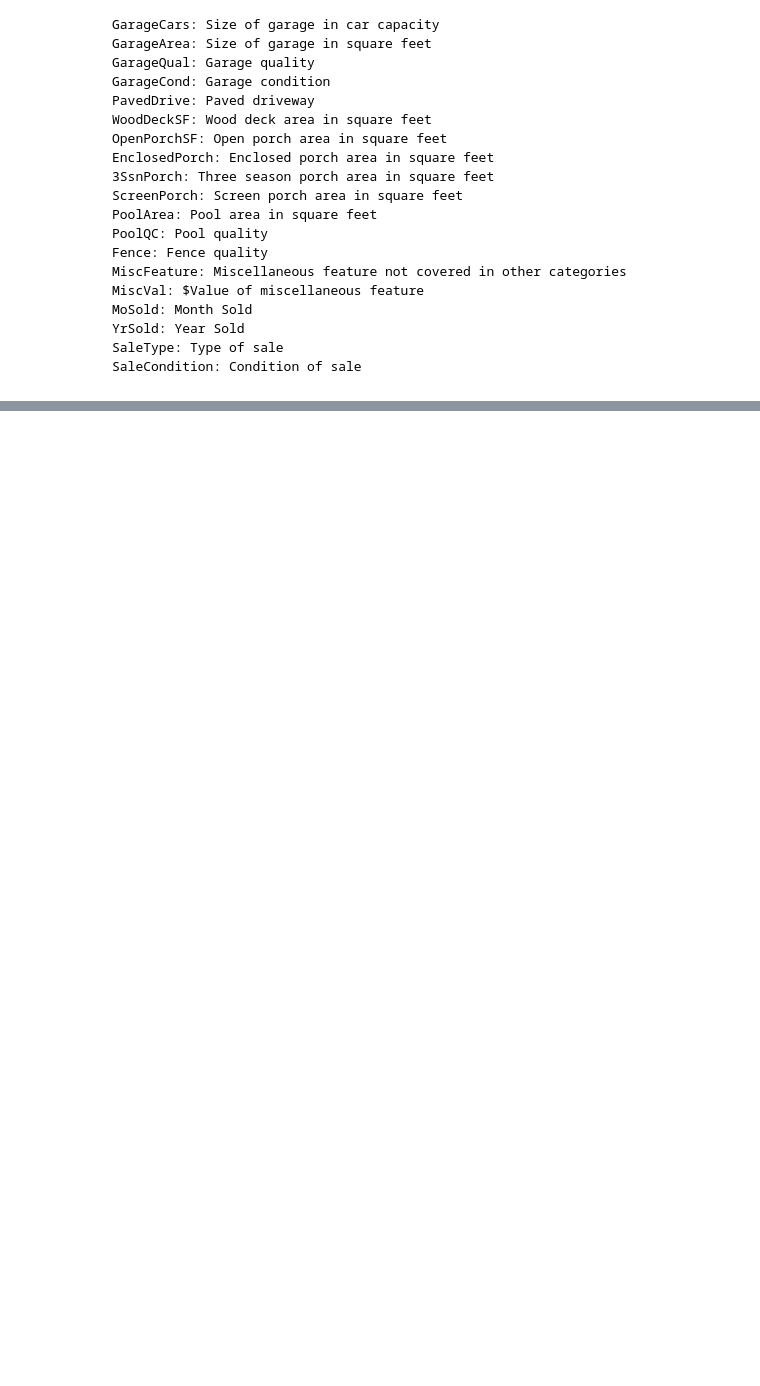
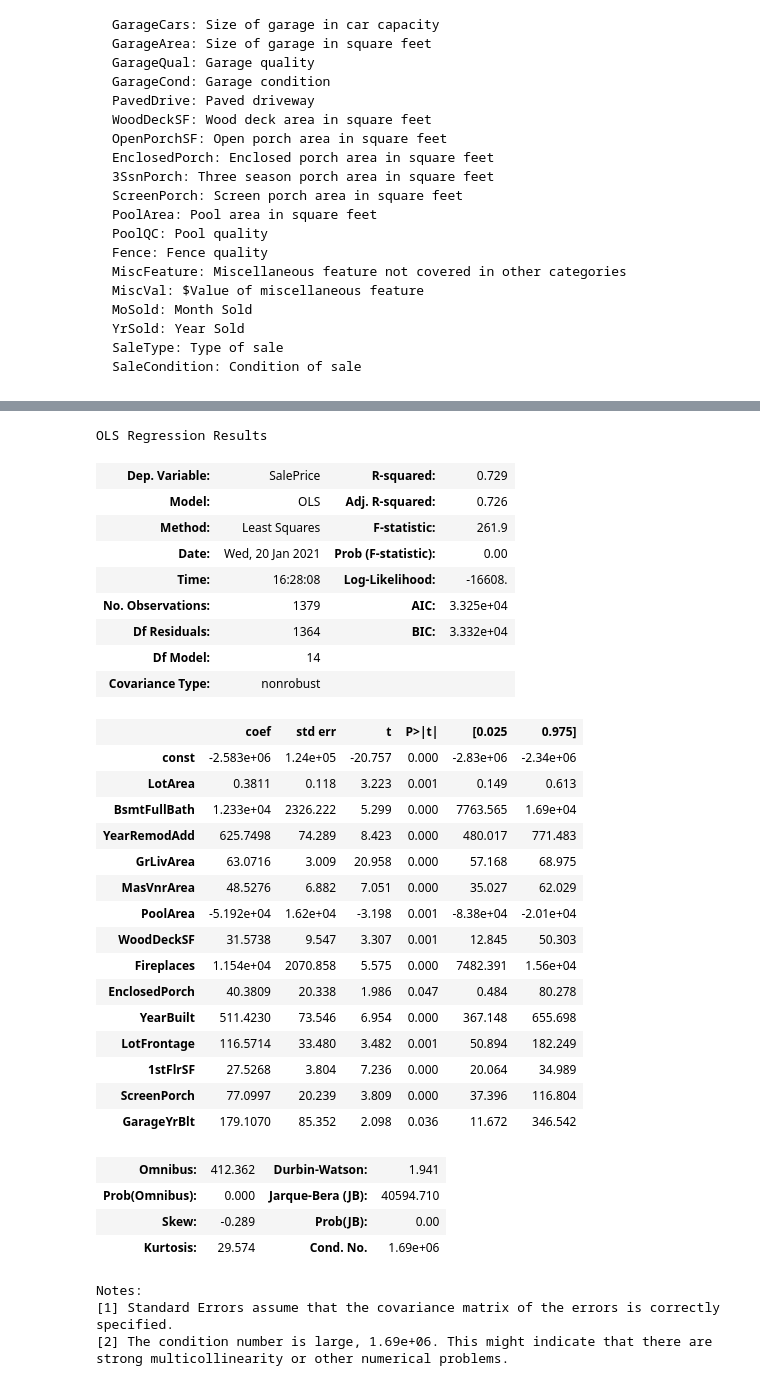
Before and after one commit to cb-ds-1/m3-3-engineering-regression, a Jupyter notebook: workshop.ipynb, the cells around one changed output, grey strips where cells are left out. Drawn from its saved outputs; the diff is of its cells as text; code cells hidden in the pictures; blank space fills up the shorter version.

```diff
--- a/workshop.ipynb
+++ b/workshop.ipynb
@@ -695,0 +761,60 @@ Here are the features you can use (or engineer into new features!) for your `X`
+# %%
+exclude_vars = [
+    'HalfBath',
+    'FullBath',
+    'MiscVal',
+    'BsmtHalfBath',
+    '3SsnPorch',
+    'YrSold',
+    'MoSold',
+    'LowQualFinSF',
+    '2ndFlrSF',
+    'OpenPorchSF'
+]
+using_cols = list(set(continuous_vars) - set(exclude_vars))
+hs = hs.fillna(0.)
+hs = hs[hs['GarageYrBlt'] > 0]
+hs = hs[hs['GarageYrBlt'] > 0]
+hs = hs[hs['GarageYrBlt'] > 0]
+hs = hs[hs['GarageYrBlt'] > 0]
+hs.PoolArea = hs.PoolArea.apply(lambda x: 1 if x > 0 else 0)
+conths = hs[continuous_vars]
+x = conths[using_cols]
+y = hs.SalePrice
+est = sm.OLS(y, sm.add_constant(x)).fit()
+est.summary()
+# %% [output]
+OLS Regression Results
+| Dep. Variable: | SalePrice | R-squared: | 0.729 |
+| Model: | OLS | Adj. R-squared: | 0.726 |
+| Method: | Least Squares | F-statistic: | 261.9 |
+| Date: | Wed, 20 Jan 2021 | Prob (F-statistic): | 0.00 |
+| Time: | 16:28:08 | Log-Likelihood: | -16608. |
+| No. Observations: | 1379 | AIC: | 3.325e+04 |
+| Df Residuals: | 1364 | BIC: | 3.332e+04 |
+| Df Model: | 14 |  |  |
+| Covariance Type: | nonrobust |  |  |
+|  | coef | std err | t | P>|t| | [0.025 | 0.975] |
+| const | -2.583e+06 | 1.24e+05 | -20.757 | 0.000 | -2.83e+06 | -2.34e+06 |
+| LotArea | 0.3811 | 0.118 | 3.223 | 0.001 | 0.149 | 0.613 |
+| BsmtFullBath | 1.233e+04 | 2326.222 | 5.299 | 0.000 | 7763.565 | 1.69e+04 |
+| YearRemodAdd | 625.7498 | 74.289 | 8.423 | 0.000 | 480.017 | 771.483 |
+| GrLivArea | 63.0716 | 3.009 | 20.958 | 0.000 | 57.168 | 68.975 |
+| MasVnrArea | 48.5276 | 6.882 | 7.051 | 0.000 | 35.027 | 62.029 |
+| PoolArea | -5.192e+04 | 1.62e+04 | -3.198 | 0.001 | -8.38e+04 | -2.01e+04 |
+| WoodDeckSF | 31.5738 | 9.547 | 3.307 | 0.001 | 12.845 | 50.303 |
+| Fireplaces | 1.154e+04 | 2070.858 | 5.575 | 0.000 | 7482.391 | 1.56e+04 |
+| EnclosedPorch | 40.3809 | 20.338 | 1.986 | 0.047 | 0.484 | 80.278 |
+| YearBuilt | 511.4230 | 73.546 | 6.954 | 0.000 | 367.148 | 655.698 |
+| LotFrontage | 116.5714 | 33.480 | 3.482 | 0.001 | 50.894 | 182.249 |
+| 1stFlrSF | 27.5268 | 3.804 | 7.236 | 0.000 | 20.064 | 34.989 |
+| ScreenPorch | 77.0997 | 20.239 | 3.809 | 0.000 | 37.396 | 116.804 |
+| GarageYrBlt | 179.1070 | 85.352 | 2.098 | 0.036 | 11.672 | 346.542 |
+| Omnibus: | 412.362 | Durbin-Watson: | 1.941 |
+| Prob(Omnibus): | 0.000 | Jarque-Bera (JB): | 40594.710 |
+| Skew: | -0.289 | Prob(JB): | 0.00 |
+| Kurtosis: | 29.574 | Cond. No. | 1.69e+06 |
+Notes:
+[1] Standard Errors assume that the covariance matrix of the errors is correctly specified.
+[2] The condition number is large, 1.69e+06. This might indicate that there are
+strong multicollinearity or other numerical problems.
```
Also changed, not shown: parts of 17 cells of this notebook, 2 other files.
